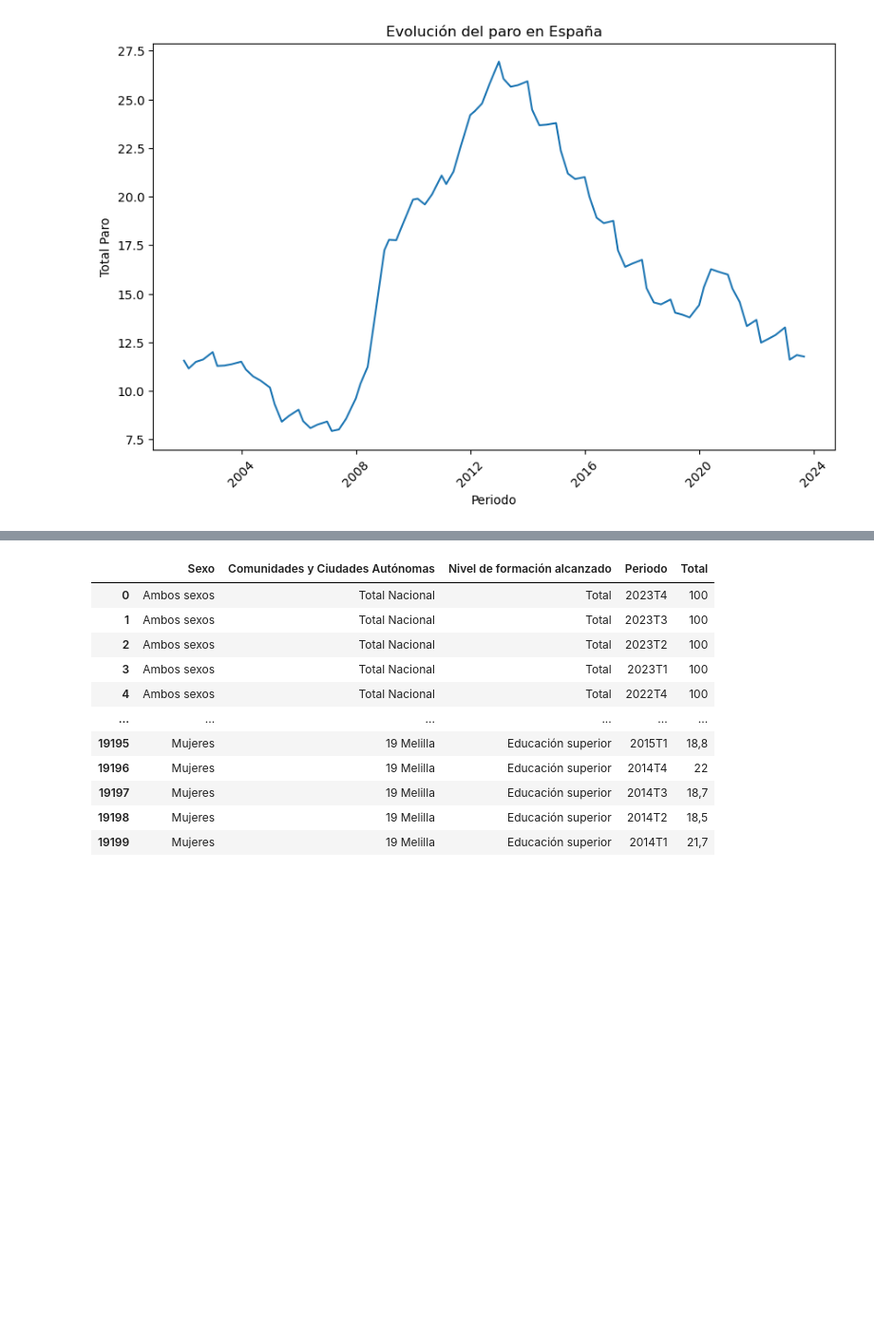
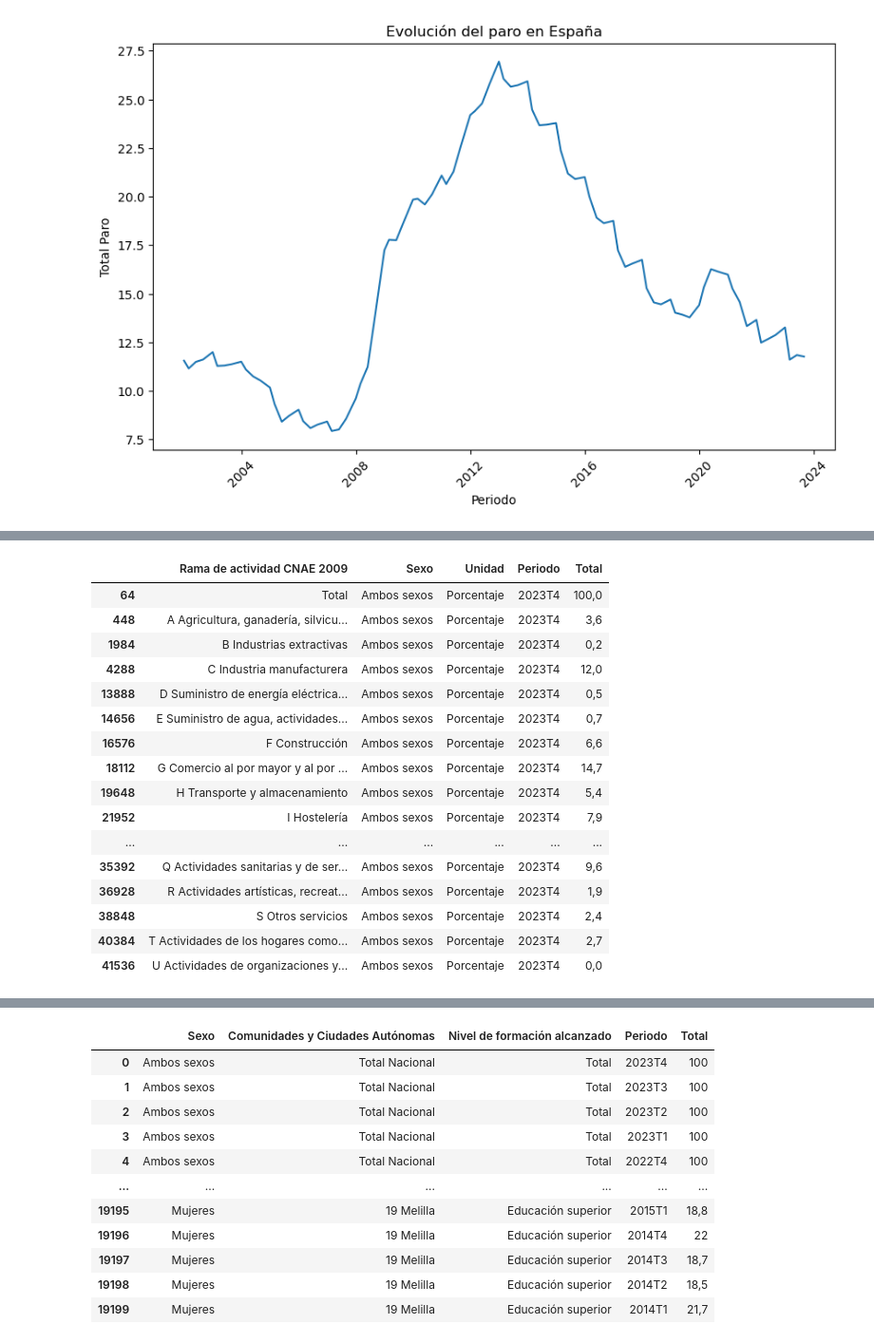
Before and after one commit to Gbau11/Empleo-Espa-a, a Jupyter notebook: code/paro_actividad.ipynb, the cells around one changed output, grey strips where cells are left out. Shown: that part at 95% size. Drawn from its saved outputs; the diff is of its cells as text; code cells hidden in the pictures; blank space fills up the shorter version.

```diff
--- a/code/paro_actividad.ipynb
+++ b/code/paro_actividad.ipynb
@@ -1,5 +1,6 @@
 # %%
 import pandas as pd
+pd.set_option('display.max_rows', 150)
 # %%
 df = pd.read_csv('../data/paro.csv', sep=';')
 df
@@ -277,3 +278,5 @@ act_sec = pd.read_csv('../data/%activos_sector_provincia.csv', sep=';')
 paro = pd.read_csv('../data/paro.csv', sep=';')
 # %%
 estudios = pd.read_csv('../data/estudios_comunidad.csv', sep=';')
+# %%
+ocu = pd.read_csv('../data/ocupados_miles_porcentaje.csv', sep=';')
@@ -279,0 +335,22 @@ estudios = pd.read_csv('../data/estudios_comunidad.csv', sep=';')
+# %%
+ocu_2023 = ocu[(ocu['Periodo']=='2023T4')&(ocu['Sexo']=='Ambos sexos')&(ocu['Unidad']=='Porcentaje')]
+# %%
+ocu_2023[~ocu_2023['Rama de actividad CNAE 2009'].str.contains('\d')]
+# %% [output]
+|  | Rama de actividad CNAE 2009 | Sexo | Unidad | Periodo | Total |
+| 64 | Total | Ambos sexos | Porcentaje | 2023T4 | 100,0 |
+| 448 | A Agricultura, ganadería, silvicu... | Ambos sexos | Porcentaje | 2023T4 | 3,6 |
+| 1984 | B Industrias extractivas | Ambos sexos | Porcentaje | 2023T4 | 0,2 |
+| 4288 | C Industria manufacturera | Ambos sexos | Porcentaje | 2023T4 | 12,0 |
+| 13888 | D Suministro de energía eléctrica... | Ambos sexos | Porcentaje | 2023T4 | 0,5 |
+| 14656 | E Suministro de agua, actividades... | Ambos sexos | Porcentaje | 2023T4 | 0,7 |
+| 16576 | F Construcción | Ambos sexos | Porcentaje | 2023T4 | 6,6 |
+| 18112 | G Comercio al por mayor y al por ... | Ambos sexos | Porcentaje | 2023T4 | 14,7 |
+| 19648 | H Transporte y almacenamiento | Ambos sexos | Porcentaje | 2023T4 | 5,4 |
+| 21952 | I Hostelería | Ambos sexos | Porcentaje | 2023T4 | 7,9 |
+| ... | ... | ... | ... | ... | ... |
+| 35392 | Q Actividades sanitarias y de ser... | Ambos sexos | Porcentaje | 2023T4 | 9,6 |
+| 36928 | R Actividades artísticas, recreat... | Ambos sexos | Porcentaje | 2023T4 | 1,9 |
+| 38848 | S Otros servicios | Ambos sexos | Porcentaje | 2023T4 | 2,4 |
+| 40384 | T Actividades de los hogares como... | Ambos sexos | Porcentaje | 2023T4 | 2,7 |
+| 41536 | U Actividades de organizaciones y... | Ambos sexos | Porcentaje | 2023T4 | 0,0 |
```
Also changed, not shown: parts of 23 cells of this notebook, 3 other files.
